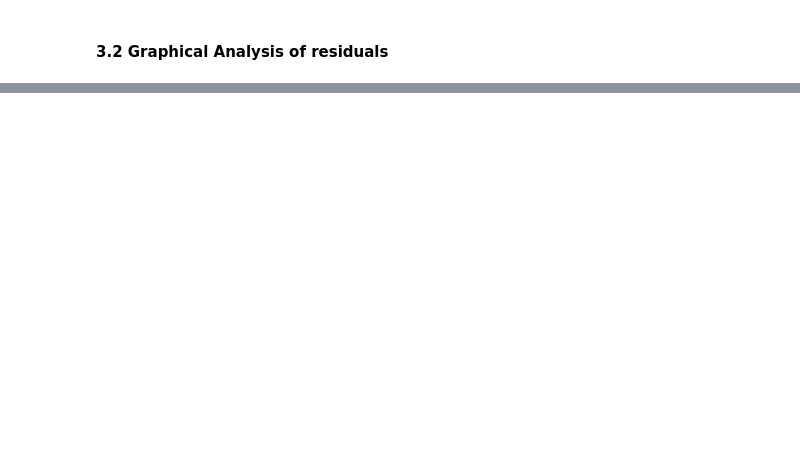
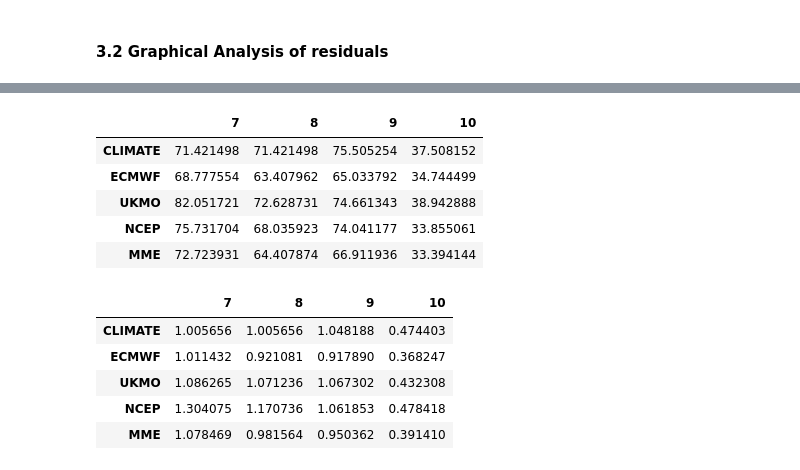
Before and after one commit to mzachow/wheat-yield-forecast-brazil, a Jupyter notebook: figures_for_manuscript.ipynb, the cells around one changed output, grey strips where cells are left out. Saved outputs shown, nothing was run; the diff lists cells and outputs as text; code cells hidden in the pictures; blank space fills up the shorter version.

```diff
--- a/figures_for_manuscript.ipynb
+++ b/figures_for_manuscript.ipynb
@@ -140,0 +243,16 @@ for month in months_of_crop_season:
+# %%
+results_rain
+results_tmean
+# %% [output]
+|  | 7 | 8 | 9 | 10 |
+| CLIMATE | 71.421498 | 71.421498 | 75.505254 | 37.508152 |
+| ECMWF | 68.777554 | 63.407962 | 65.033792 | 34.744499 |
+| UKMO | 82.051721 | 72.628731 | 74.661343 | 38.942888 |
+| NCEP | 75.731704 | 68.035923 | 74.041177 | 33.855061 |
+| MME | 72.723931 | 64.407874 | 66.911936 | 33.394144 |
+|  | 7 | 8 | 9 | 10 |
+| CLIMATE | 1.005656 | 1.005656 | 1.048188 | 0.474403 |
+| ECMWF | 1.011432 | 0.921081 | 0.917890 | 0.368247 |
+| UKMO | 1.086265 | 1.071236 | 1.067302 | 0.432308 |
+| NCEP | 1.304075 | 1.170736 | 1.061853 | 0.478418 |
+| MME | 1.078469 | 0.981564 | 0.950362 | 0.391410 |
```
Also changed, not shown: parts of 10 cells of this notebook.
